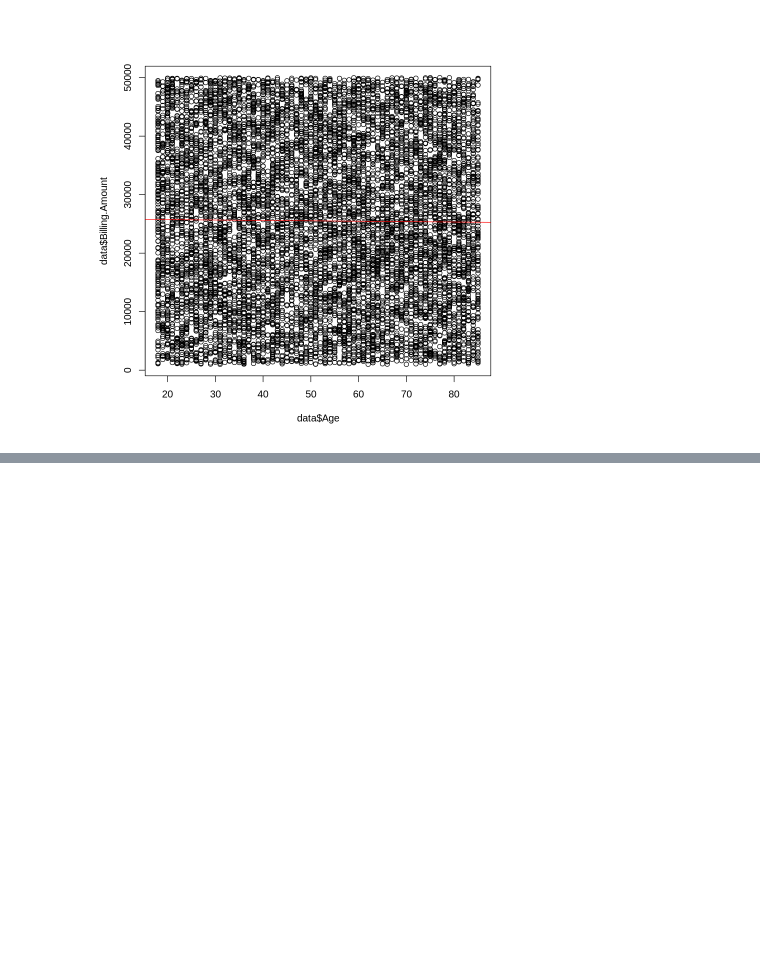
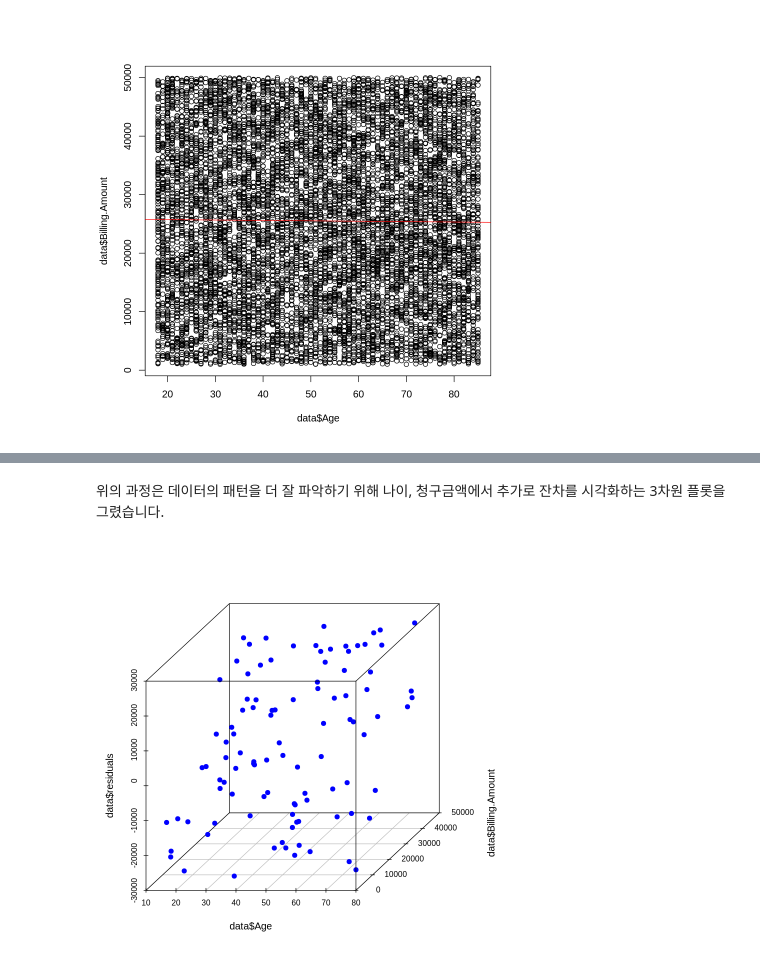
Before and after one commit to osohyun0224/BigData-Final-Project, a Jupyter notebook: MedicalData_Analyze.ipynb, the cells around one changed output, grey strips where cells are left out. Saved outputs shown, nothing was run; the diff lists cells and outputs as text; code cells hidden in the pictures; blank space fills up the shorter version.

```diff
--- a/MedicalData_Analyze.ipynb
+++ b/MedicalData_Analyze.ipynb
@@ -262,0 +299,12 @@ abline(model, col="red")
+# %%
+data <- data.frame(Age = runif(100, 10, 80), Billing.Amount = runif(100, 200, 50000))
+model <- lm(Billing.Amount ~ Age, data = data)
+
+# 잔차를 계산합니다.
+data$residuals <- resid(model)
+# %% [markdown]
+위의 과정은 데이터의 패턴을 더 잘 파악하기 위해 나이, 청구금액에서 추가로 잔차를 시각화하는 3차원 플롯을 그렸습니다.
+# %%
+scatterplot3d(data$Age, data$Billing.Amount, data$residuals, color = "blue", pch = 19)
+# %% [output]
+[figure, added]
```
Also changed, not shown: parts of 18 cells of this notebook.
